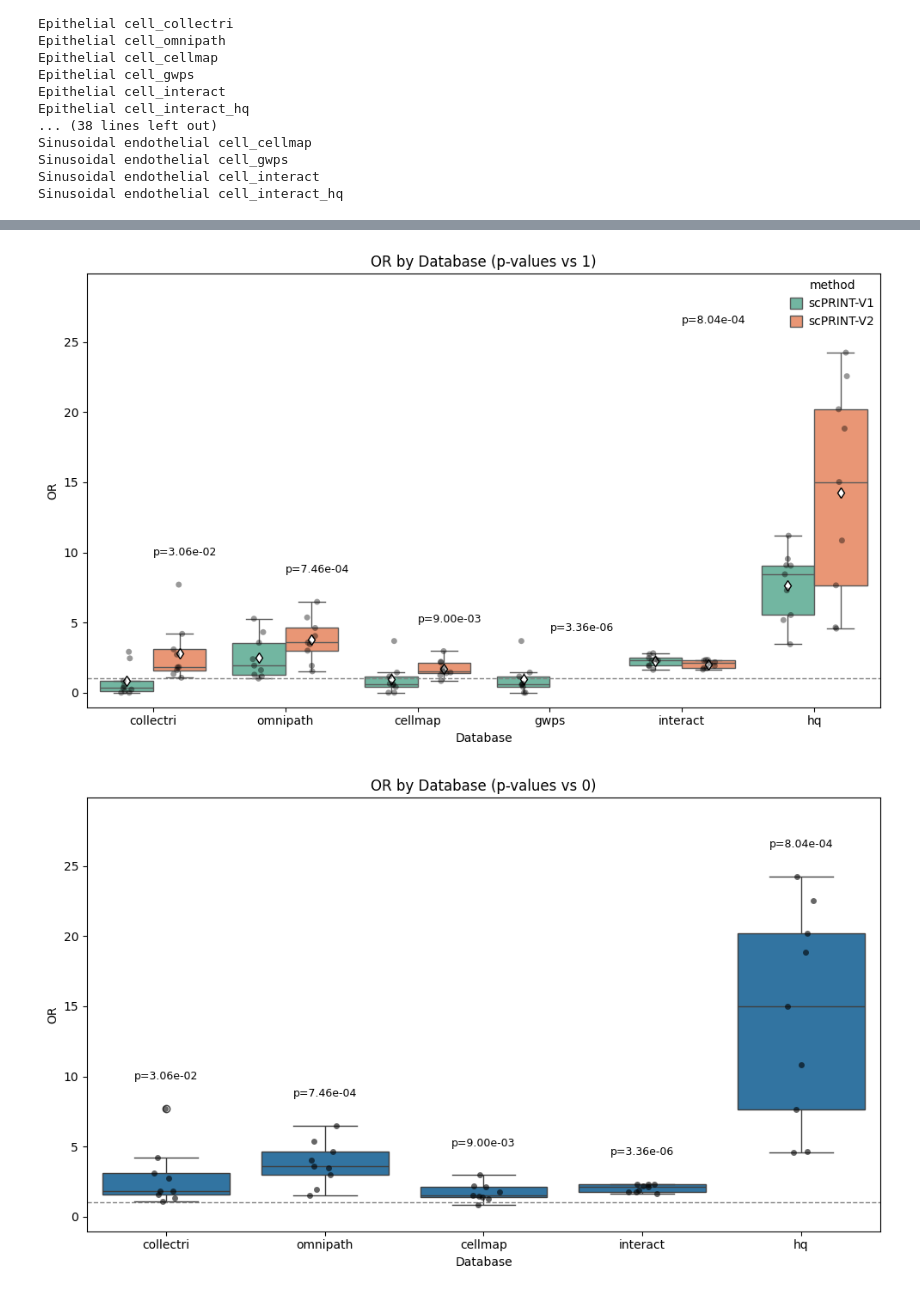
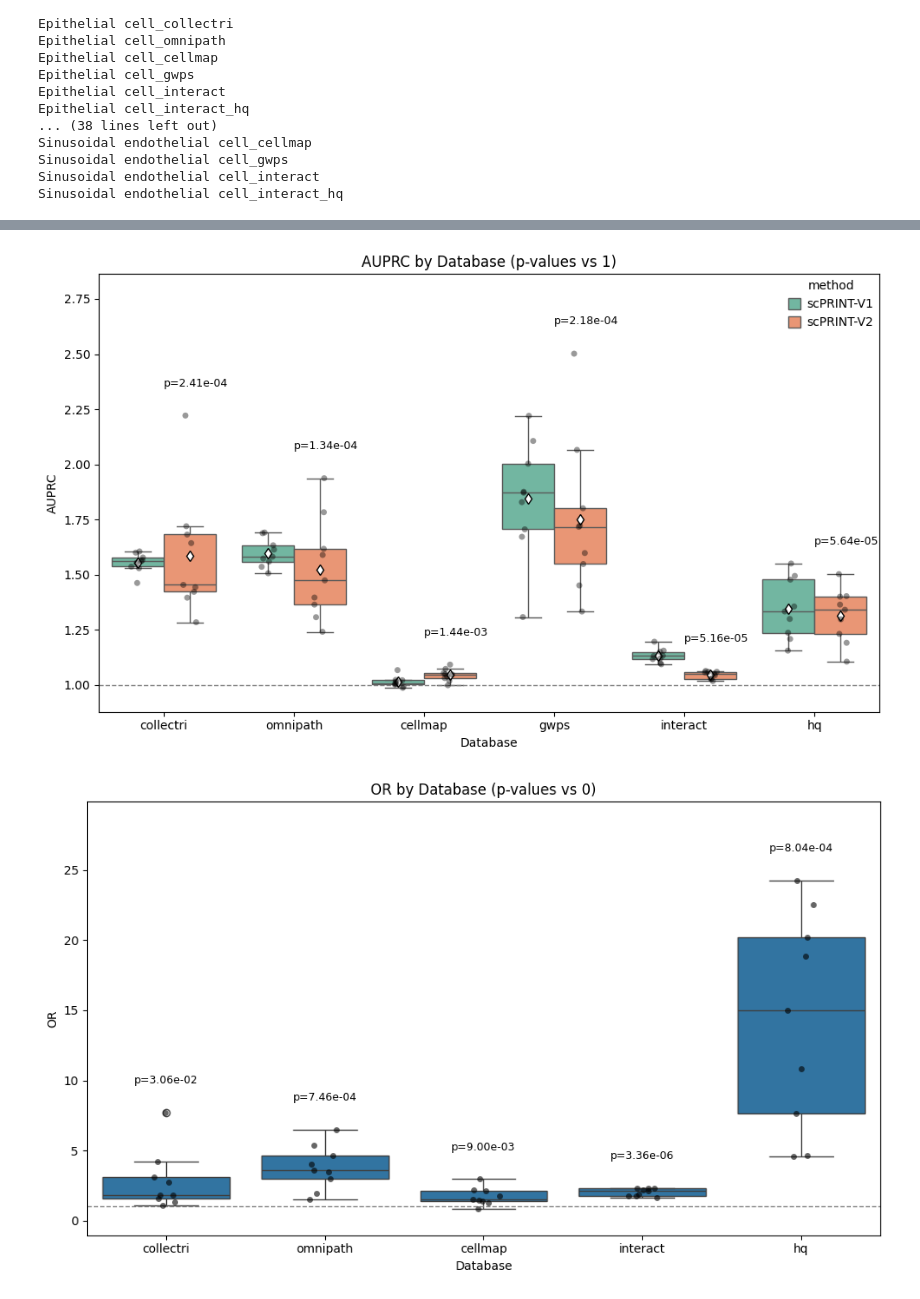
Before and after one commit to cantinilab/scPRINT, a Jupyter notebook: notebooks/scPRINT-2-repro-notebooks/gene_networks.ipynb, the cells around one changed output, grey strips where cells are left out. Saved outputs shown, nothing was run; the diff lists cells and outputs as text; code cells hidden in the pictures.

```diff
--- a/notebooks/scPRINT-2-repro-notebooks/gene_networks.ipynb
+++ b/notebooks/scPRINT-2-repro-notebooks/gene_networks.ipynb
@@ -347,10 +305,11 @@ gt_inter.write_h5ad(LOC + "/gt_humaninter.h5ad")
 # %% [markdown]
 ## predict human interactome network
 # %%
-model_checkpoint_file = "../models/ogvvg2z7-v1.ckpt"
+model_checkpoint_file = "../models/18hebyht-final-small.ckpt"
 # "../models/ogvvg2z7-v1.ckpt"
+# ""
 # "../models/ji9krimq.ckpt"
-# w937u4o1.ckpt"
+# 18hebyht-final-small.ckpt"
 # %%
 model = scPrint.load_from_checkpoint(model_checkpoint_file, precpt_gene_emb=None)
 model = model.to("cuda")
@@ -414,17 +386,17 @@ for celltype in adata.obs.celltype.value_counts().keys().tolist():
         max_cells=1024,
         num_workers=8,
         batch_size=16,
-        precomp_attn=False,
+        precomp_attn=True,
         cell_type_col="celltype",
     )
     grn = grn_inferer(model, adata, cell_type=celltype)
     grn.varp["GRN"][np.isnan(grn.varp["GRN"])] = 0
     grn.var.index = make_index_unique(grn.var["symbol"].astype(str))
-    grn.varp["GRN"] = grn.varp["GRN"].T
     metrics[celltype + "_collectri"] = BenGRN(grn).compare_to(to="collectri")
     metrics[celltype + "_omnipath"] = BenGRN(grn).compare_to(to="omnipath")
     metrics[celltype + "_cellmap"] = BenGRN(grn).compare_to(gt_cm)
-    metrics[celltype + "_gwps"] = BenGRN(grn).compare_to(gt_cm)
+    grn.varp["GRN"] = grn.varp["GRN"].T
+    metrics[celltype + "_gwps"] = BenGRN(grn).compare_to(gwps)
     metrics[celltype + "_interact"] = BenGRN(grn).compare_to(gt_inter)
     metrics[celltype + "_interact_hq"] = BenGRN(grn).compare_to(gt_inter_high_qual)
     del grn
@@ -1533,7 +2444,7 @@ Sinusoidal endothelial cell_interact
 Sinusoidal endothelial cell_interact_hq
 # %%
 df = pd.DataFrame(
-    {i: v for i, v in show.items() if "_odd_ratio" in i},
+    {i: v for i, v in show.items() if "_auprc" in i},
     index=[
         "Loop of Henle",
         "Epithelial cell",
@@ -1548,10 +2459,12 @@ df = pd.DataFrame(
 )
 
 # Clean column names (remove '_auprc' suffix)
-df.columns = [col.replace("_odd_ratio", "") for col in df.columns]
+df.columns = [col.replace("_auprc", "") for col in df.columns]
 
 # Long format for seaborn
-df_long = df.reset_index().melt(id_vars="index", var_name="Database", value_name="OR")
+df_long = df.reset_index().melt(
+    id_vars="index", var_name="Database", value_name="AUPRC"
+)
 df_long = df_long.rename(columns={"index": "Cell Type"})
 df_long["method"] = "scPRINT-V1"
 # %%
@@ -1587,7 +2500,7 @@ Sinusoidal endothelial cell_interact
 Sinusoidal endothelial cell_interact_hq
 # %%
 df = pd.DataFrame(
-    {i: v for i, v in show.items() if "_odd_ratio" in i},
+    {i: v for i, v in show.items() if "_auprc" in i},
     index=[
         "Loop of Henle",
         "Epithelial cell",
@@ -1602,10 +2515,12 @@ df = pd.DataFrame(
 )
 
 # Clean column names (remove '_auprc' suffix)
-df.columns = [col.replace("_odd_ratio", "") for col in df.columns]
+df.columns = [col.replace("_auprc", "") for col in df.columns]
 
 # Long format for seaborn
-df_long2 = df.reset_index().melt(id_vars="index", var_name="Database", value_name="OR")
+df_long2 = df.reset_index().melt(
+    id_vars="index", var_name="Database", value_name="AUPRC"
+)
 df_long2 = df_long2.rename(columns={"index": "Cell Type"})
 df_long2["method"] = "scPRINT-V2"
 # %%
@@ -1619,7 +2534,7 @@ plt.figure(figsize=(10, 6))
 ax = sns.boxplot(
     data=df_long,
     x="Database",
-    y="OR",
+    y="AUPRC",
     hue="method",
     fliersize=0,
     palette="Set2",
@@ -1627,39 +2542,39 @@ ax = sns.boxplot(
     meanprops={"marker": "d", "markerfacecolor": "white", "markeredgecolor": "black"},
 )
 sns.stripplot(
     data=df_long,
     x="Database",
-    y="OR",
+    y="AUPRC",
     hue="method",
     palette=["black", "black"],  # Use black for both methods
     dodge=True,  # This aligns the strips with the boxplot groups
     alpha=0.4,
     size=5,
     legend=False,  # Avoid duplicate legend entries
 )
 # Reference line at 1
 ax.axhline(1, ls="--", c="gray", lw=1)
 
 # Compute and annotate p-values (one-sample test vs 0)
-max_y = df_long2["OR"].max()
-min_y = df_long2["OR"].min()
+max_y = df_long2["AUPRC"].max()
+min_y = df_long2["AUPRC"].min()
 span = max(max_y - min_y, 1e-6)
 offset = 0.08 * span
 
 for i, col in enumerate(df.columns):
     x = df[col].dropna().values
     stat, p = ttest_1samp(x, 1.0, nan_policy="omit")
     y = df[col].max() + offset
     ax.text(i, y, f"p={p:.2e}", ha="left", va="bottom", fontsize=9)
 
 ax.set_ylim(min_y - offset, max_y + 3 * offset)
-plt.title("OR by Database (p-values vs 1)")
+plt.title("AUPRC by Database (p-values vs 1)")
 plt.xlabel("Database")
-plt.ylabel("OR")
+plt.ylabel("AUPRC")
 plt.tight_layout()
 plt.show()
 # %% [output]
-[figure, old version]
+[figure, new version]
 # %%
 import seaborn as sns
 import pandas as pd
```
Also changed, not shown: parts of 10 cells of this notebook, 16 other files.
